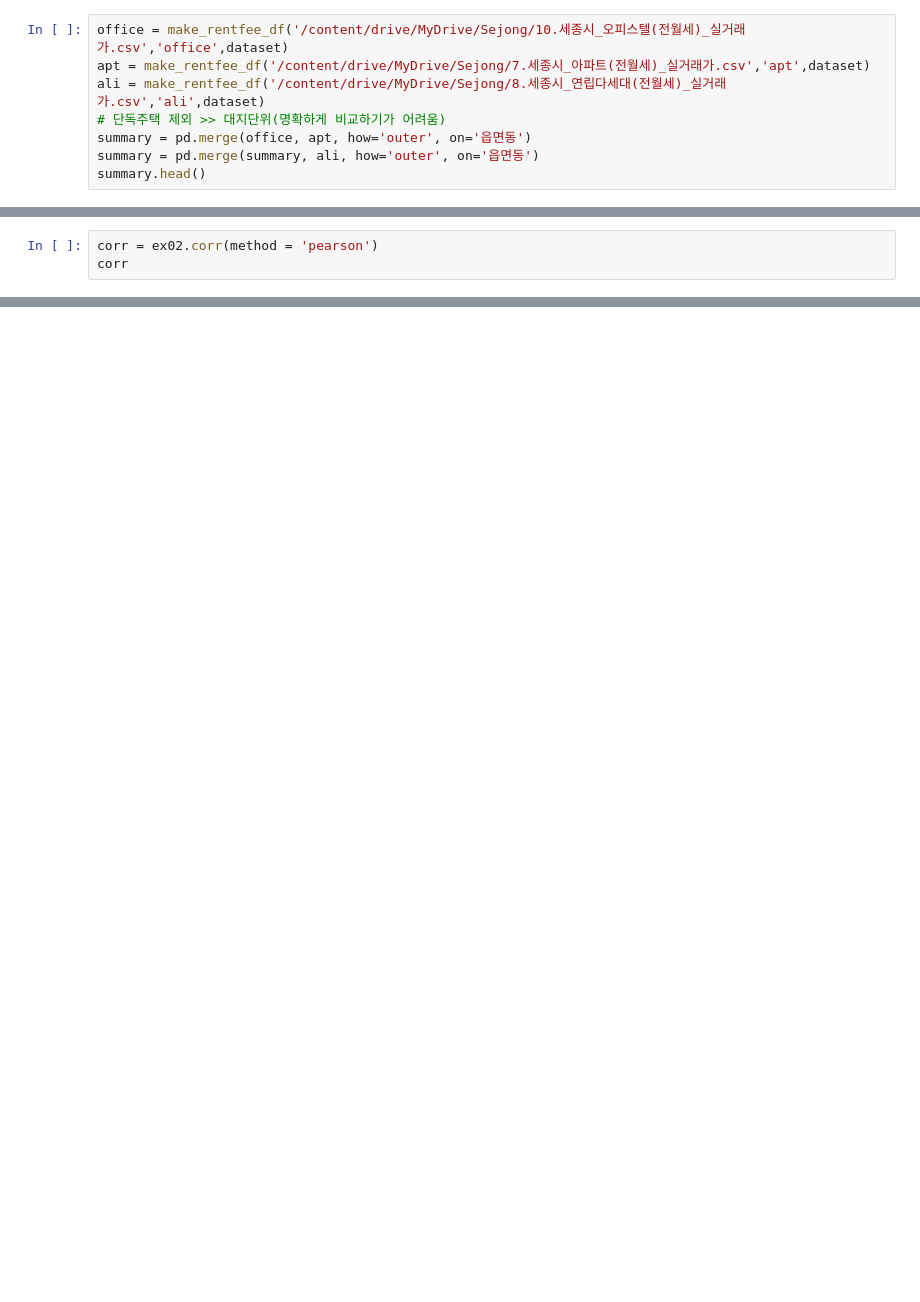
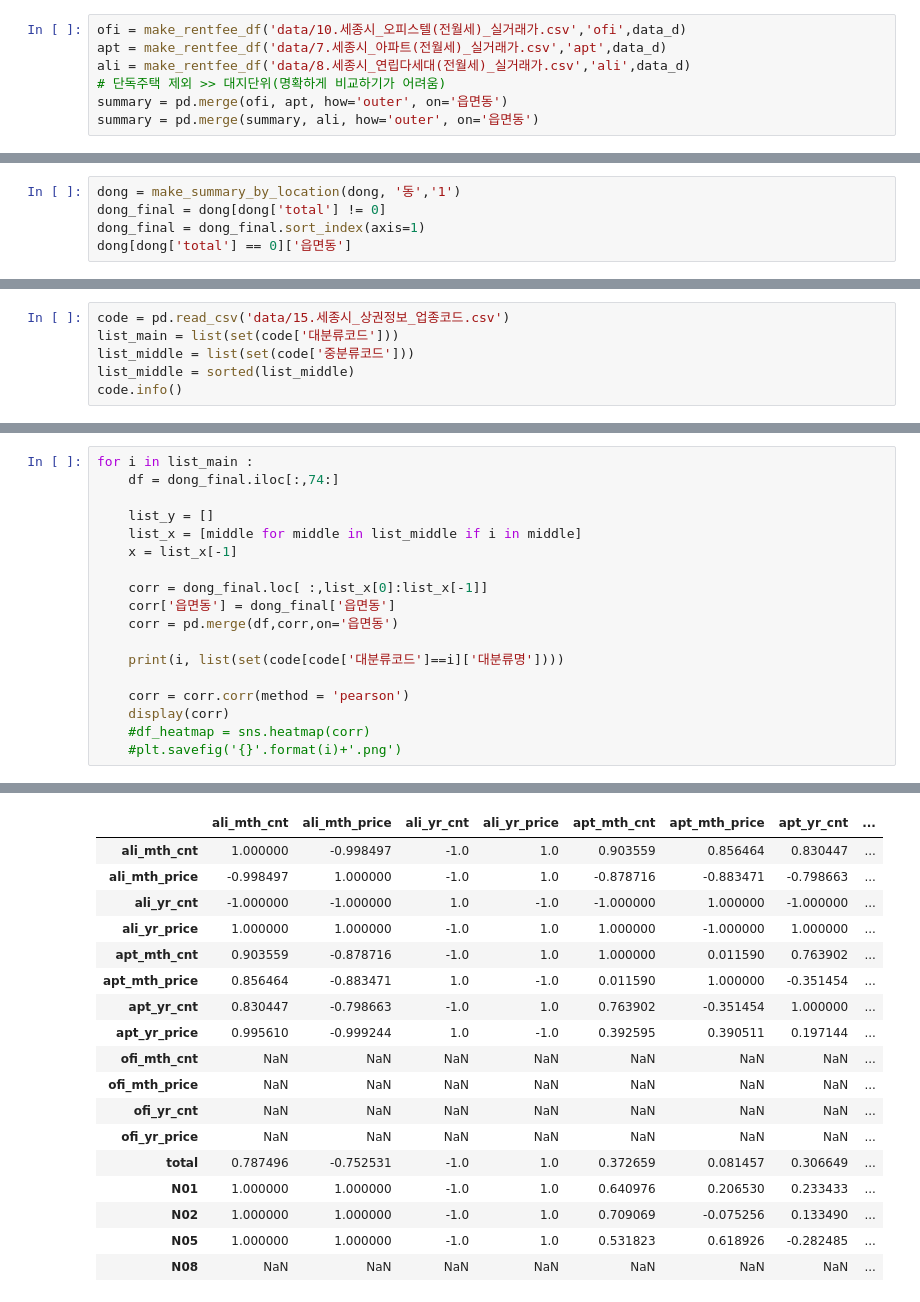
Before and after one commit to metterian/sejong-house-market-analyse, a Jupyter notebook: data_summary_by_dong.ipynb, the cells around one changed output, grey strips where cells are left out. Drawn from its saved outputs; the diff is of its cells as text; blank space fills up the shorter version.

Commit message:
Update summary and grape
add correlation and summary

```diff
--- a/data_summary_by_dong.ipynb
+++ b/data_summary_by_dong.ipynb
@@ -80,13 +68,12 @@ def make_rentfee_data(i, b, c) :
 
   return df
 # %%
-office = make_rentfee_df('/content/drive/MyDrive/Sejong/10.세종시_오피스텔(전월세)_실거래가.csv','office',dataset)
-apt = make_rentfee_df('/content/drive/MyDrive/Sejong/7.세종시_아파트(전월세)_실거래가.csv','apt',dataset)
-ali = make_rentfee_df('/content/drive/MyDrive/Sejong/8.세종시_연립다세대(전월세)_실거래가.csv','ali',dataset)
+ofi = make_rentfee_df('data/10.세종시_오피스텔(전월세)_실거래가.csv','ofi',data_d)
+apt = make_rentfee_df('data/7.세종시_아파트(전월세)_실거래가.csv','apt',data_d)
+ali = make_rentfee_df('data/8.세종시_연립다세대(전월세)_실거래가.csv','ali',data_d)
 # 단독주택 제외 >> 대지단위(명확하게 비교하기가 어려움)
-summary = pd.merge(office, apt, how='outer', on='읍면동')
+summary = pd.merge(ofi, apt, how='outer', on='읍면동')
 summary = pd.merge(summary, ali, how='outer', on='읍면동')
-summary.head()
 # %% [output]
 A value is trying to be set on a copy of a slice from a DataFrame.
 Try using .loc[row_indexer,col_indexer] = value instead
@@ -130,3 +116,0 @@ plt.show()
-# %%
-corr = ex02.corr(method = 'pearson')
-corr
@@ -154,0 +117,5 @@ df_heatmap = sns.heatmap(corr,cmap = 'Blues')
+# %%
+dong = make_summary_by_location(dong, '동','1')
+dong_final = dong[dong['total'] != 0]
+dong_final = dong_final.sort_index(axis=1)
+dong[dong['total'] == 0]['읍면동']
@@ -154,0 +133,6 @@ df_heatmap = sns.heatmap(corr,cmap = 'Blues')
+# %%
+code = pd.read_csv('data/15.세종시_상권정보_업종코드.csv')
+list_main = list(set(code['대분류코드']))
+list_middle = list(set(code['중분류코드']))
+list_middle = sorted(list_middle)
+code.info()
@@ -154,0 +153,19 @@ df_heatmap = sns.heatmap(corr,cmap = 'Blues')
+# %%
+for i in list_main :
+    df = dong_final.iloc[:,74:]
+
+    list_y = []
+    list_x = [middle for middle in list_middle if i in middle]
+    x = list_x[-1]
+
+    corr = dong_final.loc[ :,list_x[0]:list_x[-1]]
+    corr['읍면동'] = dong_final['읍면동']
+    corr = pd.merge(df,corr,on='읍면동')
+
+    print(i, list(set(code[code['대분류코드']==i]['대분류명'])))
+
+    corr = corr.corr(method = 'pearson')
+    display(corr)
+    #df_heatmap = sns.heatmap(corr)
+    #plt.savefig('{}'.format(i)+'.png')
+# %% [output]
@@ -154,0 +244,18 @@ df_heatmap = sns.heatmap(corr,cmap = 'Blues')
+|  | ali_mth_cnt | ali_mth_price | ali_yr_cnt | ali_yr_price | apt_mth_cnt | apt_mth_price | apt_yr_cnt | ... |
+| ali_mth_cnt | 1.000000 | -0.998497 | -1.0 | 1.0 | 0.903559 | 0.856464 | 0.830447 | ... |
+| ali_mth_price | -0.998497 | 1.000000 | -1.0 | 1.0 | -0.878716 | -0.883471 | -0.798663 | ... |
+| ali_yr_cnt | -1.000000 | -1.000000 | 1.0 | -1.0 | -1.000000 | 1.000000 | -1.000000 | ... |
+| ali_yr_price | 1.000000 | 1.000000 | -1.0 | 1.0 | 1.000000 | -1.000000 | 1.000000 | ... |
+| apt_mth_cnt | 0.903559 | -0.878716 | -1.0 | 1.0 | 1.000000 | 0.011590 | 0.763902 | ... |
+| apt_mth_price | 0.856464 | -0.883471 | 1.0 | -1.0 | 0.011590 | 1.000000 | -0.351454 | ... |
+| apt_yr_cnt | 0.830447 | -0.798663 | -1.0 | 1.0 | 0.763902 | -0.351454 | 1.000000 | ... |
+| apt_yr_price | 0.995610 | -0.999244 | 1.0 | -1.0 | 0.392595 | 0.390511 | 0.197144 | ... |
+| ofi_mth_cnt | NaN | NaN | NaN | NaN | NaN | NaN | NaN | ... |
+| ofi_mth_price | NaN | NaN | NaN | NaN | NaN | NaN | NaN | ... |
+| ofi_yr_cnt | NaN | NaN | NaN | NaN | NaN | NaN | NaN | ... |
+| ofi_yr_price | NaN | NaN | NaN | NaN | NaN | NaN | NaN | ... |
+| total | 0.787496 | -0.752531 | -1.0 | 1.0 | 0.372659 | 0.081457 | 0.306649 | ... |
+| N01 | 1.000000 | 1.000000 | -1.0 | 1.0 | 0.640976 | 0.206530 | 0.233433 | ... |
+| N02 | 1.000000 | 1.000000 | -1.0 | 1.0 | 0.709069 | -0.075256 | 0.133490 | ... |
+| N05 | 1.000000 | 1.000000 | -1.0 | 1.0 | 0.531823 | 0.618926 | -0.282485 | ... |
+| N08 | NaN | NaN | NaN | NaN | NaN | NaN | NaN | ... |
```
Also changed, not shown: parts of 13 cells of this notebook.
